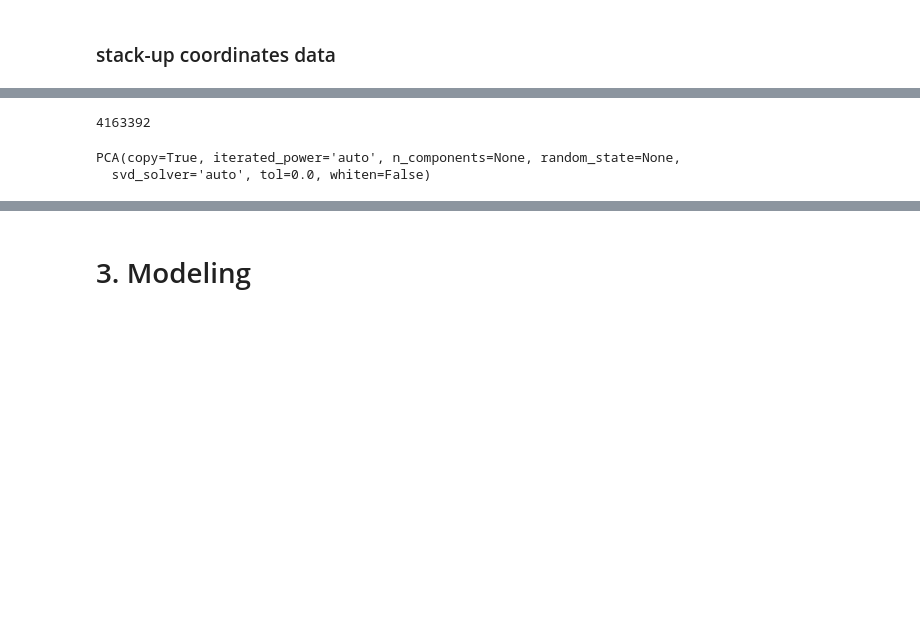
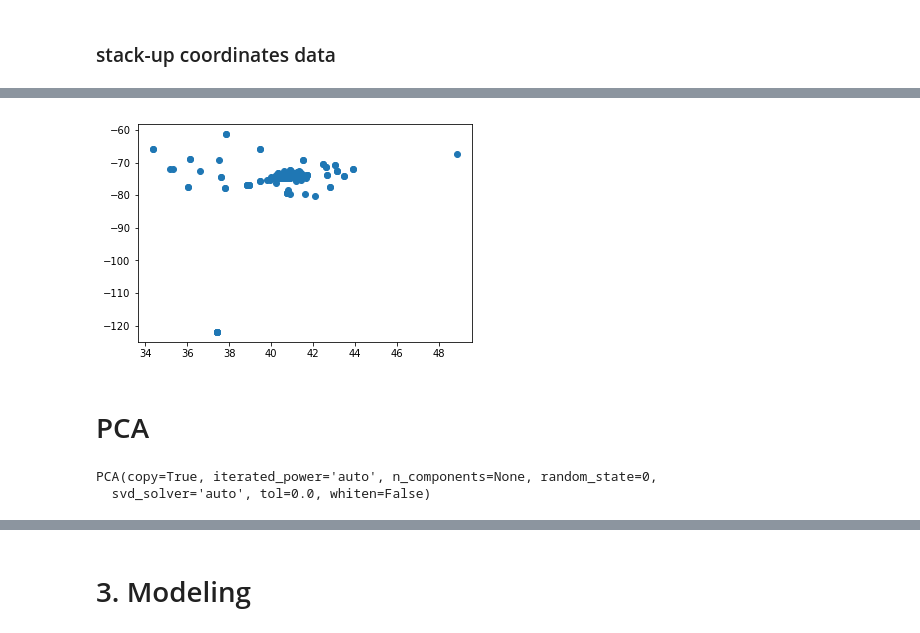
Before and after one commit to jungi21cc/taxi, a Jupyter notebook: JK/taxi_V5.0(in process).ipynb, the cells around one changed output, grey strips where cells are left out. Saved outputs shown, nothing was run; the diff lists cells and outputs as text; code cells hidden in the pictures; blank space fills up the shorter version.

```diff
--- a/JK/taxi_V5.0(in process).ipynb
+++ b/JK/taxi_V5.0(in process).ipynb
@@ -432,2 +417,15 @@ coords = np.vstack((train[['pickup_latitude', 'pickup_longitude']].values,
+# %%
+plt.scatter(coord_lat, coord_lon)
+plt.show()
+# %% [output]
+[figure, added]
+# %% [markdown]
+# PCA
+# %%
+pca = PCA(random_state=0).fit(coord_all)
+pca
+# %% [output]
+PCA(copy=True, iterated_power='auto', n_components=None, random_state=0,
+  svd_solver='auto', tol=0.0, whiten=False)
 # %%
 #PCA
@@ -443,15 +437,6 @@ test['pickup_pca0'] = pca.transform(test[['pickup_latitude', 'pickup_longitude']
 test['pickup_pca1'] = pca.transform(test[['pickup_latitude', 'pickup_longitude']])[:, 1]
 test['dropoff_pca0'] = pca.transform(test[['dropoff_latitude', 'dropoff_longitude']])[:, 0]
 test['dropoff_pca1'] = pca.transform(test[['dropoff_latitude', 'dropoff_longitude']])[:, 1]
-# %%
-len(coords)
-# %% [output]
-4163392
-# %%
-pca
-# %% [output]
-PCA(copy=True, iterated_power='auto', n_components=None, random_state=None,
-  svd_solver='auto', tol=0.0, whiten=False)
 # %%
 train.head()
 # %% [output]
```
Also changed, not shown: parts of 47 cells of this notebook.
